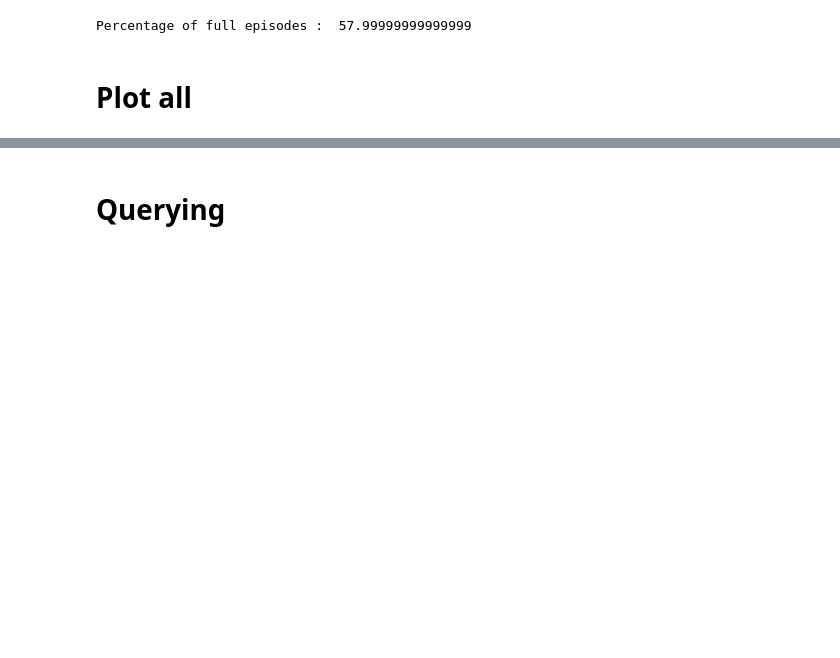
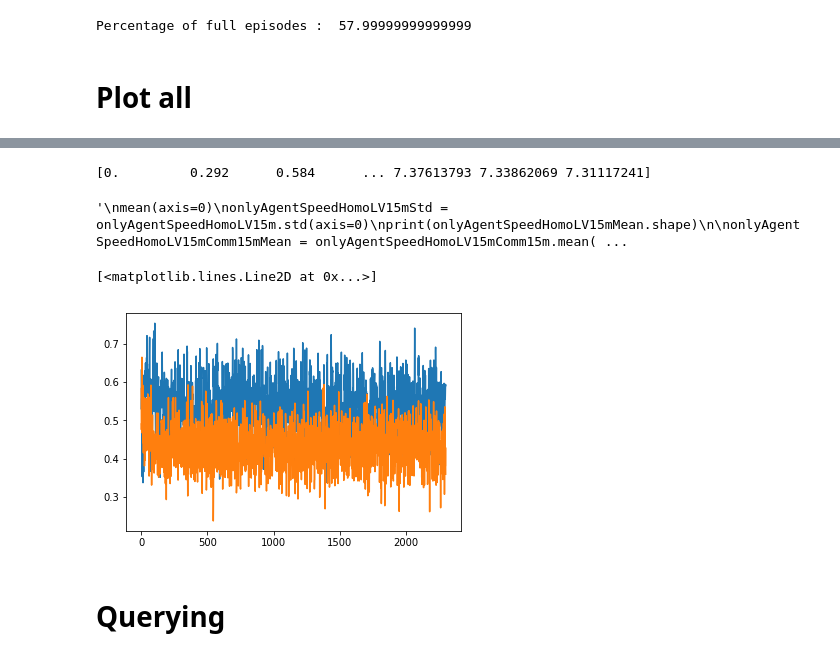
Before and after one commit to mynkpl1998/upgraded-octo-lamp, a Jupyter notebook: extras/analysis/Homogeneous Analysis.ipynb, the cells around one changed output, grey strips where cells are left out. Drawn from its saved outputs; the diff is of its cells as text; code cells hidden in the pictures; blank space fills up the shorter version.

```diff
--- a/extras/analysis/Homogeneous Analysis.ipynb
+++ b/extras/analysis/Homogeneous Analysis.ipynb
@@ -151,3 +208,24 @@ plt.show()
+# %%
+onlyAgentSpeedHomoLV15mMean = onlyAgentSpeedHomoLV15m.sum(axis=1)
+print(onlyAgentSpeedHomoLV15mComm15mMean)
+'''
+mean(axis=0)
+onlyAgentSpeedHomoLV15mStd = onlyAgentSpeedHomoLV15m.std(axis=0)
+print(onlyAgentSpeedHomoLV15mMean.shape)
+
+onlyAgentSpeedHomoLV15mComm15mMean = onlyAgentSpeedHomoLV15mComm15m.mean(axis=0)
+onlyAgentSpeedHomoLV15mComm15mStd= onlyAgentSpeedHomoLV15mComm15m.std(axis=0)
+print(onlyAgentSpeedHomoLV15mComm15mMean.shape)
+'''
+# %% [output]
+[0.         0.292      0.584      ... 7.37613793 7.33862069 7.31117241]
+'\nmean(axis=0)\nonlyAgentSpeedHomoLV15mStd = onlyAgentSpeedHomoLV15m.std(axis=0)\nprint(onlyAgentSpeedHomoLV15mMean.shape)\n\nonlyAgentSpeedHomoLV15mComm15mMean = onlyAgentSpeedHomoLV15mComm15m.mean( ...
+# %%
+plt.plot(onlyAgentSpeedHomoLV15mStd[100:])
+plt.plot(onlyAgentSpeedHomoLV15mComm15mStd[100:])
+# %% [output]
+[<matplotlib.lines.Line2D at 0x...>]
+[figure, added]
 # %% [markdown]
 # Querying
 # %%
```
Also changed, not shown: parts of 9 cells of this notebook.
